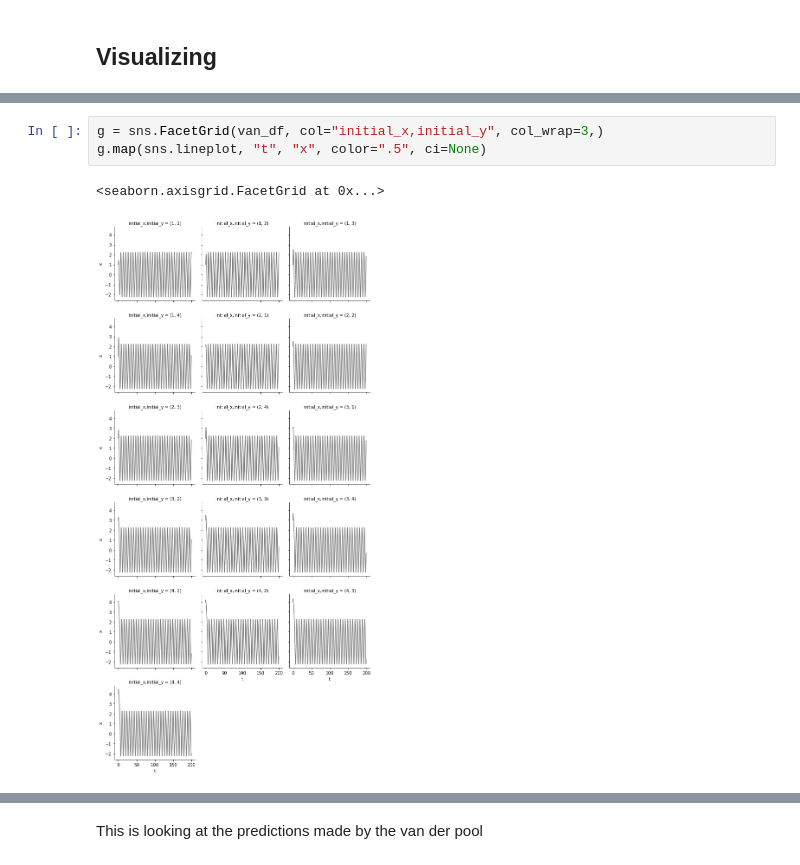
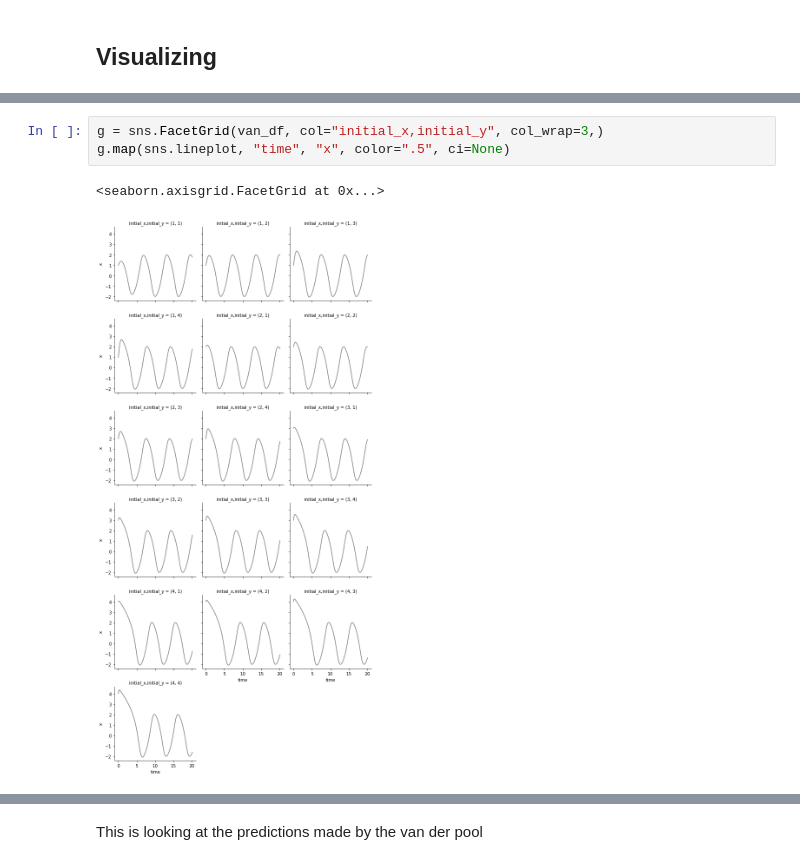
Before and after one commit to runnily/3095-Simulations-of-hybrid-systems-using-neural-networks, a Jupyter notebook: plots/Training/Van der Pol oscillator.ipynb, the cells around one changed output, grey strips where cells are left out. Saved outputs shown, nothing was run; the diff lists cells and outputs as text.

```diff
--- a/plots/Training/Van der Pol oscillator.ipynb
+++ b/plots/Training/Van der Pol oscillator.ipynb
@@ -243,6 +244,6 @@ g.map(sns.lineplot, "x", "y", color=".5", ci=None)
 # %%
 g = sns.FacetGrid(van_df, col="initial_x,initial_y", col_wrap=3,)
-g.map(sns.lineplot, "t", "x", color=".5", ci=None)
+g.map(sns.lineplot, "time", "x", color=".5", ci=None)
 # %% [output]
 <seaborn.axisgrid.FacetGrid at 0x...>
-[figure, old version]
+[figure, new version]
```
Also changed, not shown: parts of 27 cells of this notebook, 36 other files.
